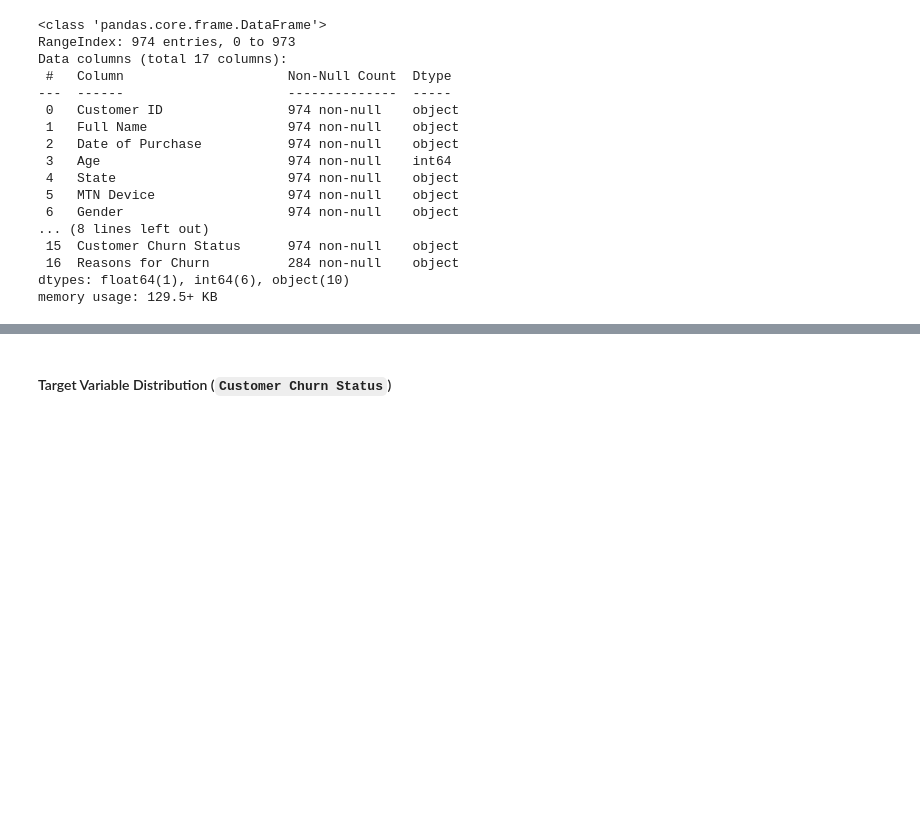
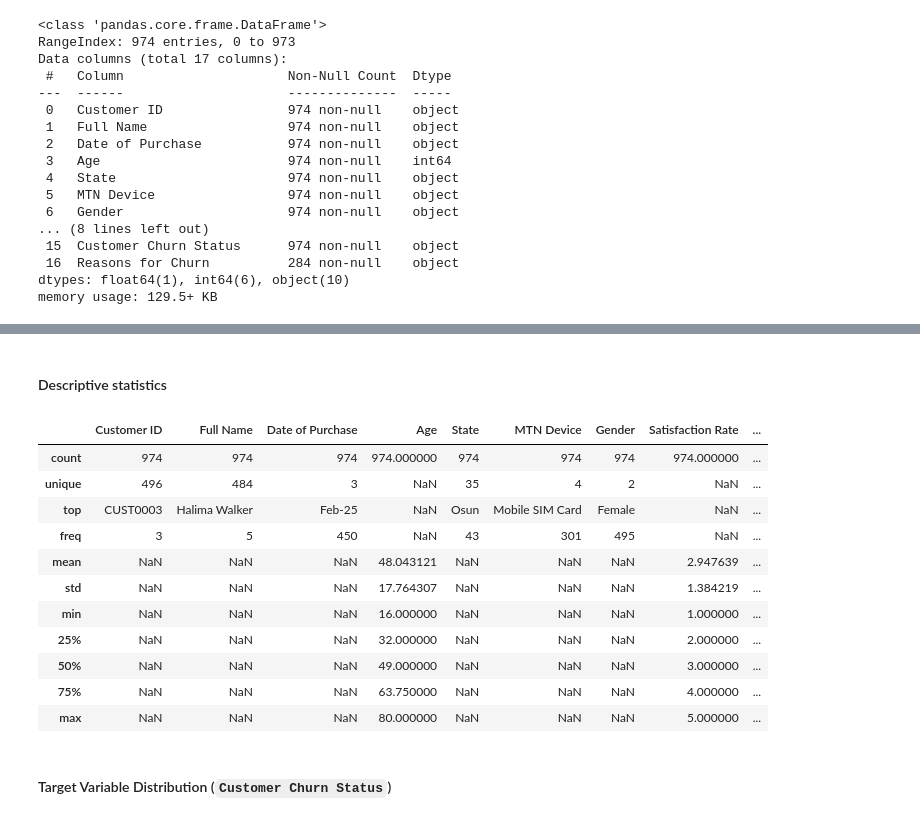
Before and after one commit to AISaturdaysLagos/C9-team-benokri, a Jupyter notebook: mtn_churn_prediction.ipynb, the cells around one changed output, grey strips where cells are left out. Saved outputs shown, nothing was run; the diff lists cells and outputs as text; code cells hidden in the pictures; blank space fills up the shorter version.

```diff
--- a/mtn_churn_prediction.ipynb
+++ b/mtn_churn_prediction.ipynb
@@ -67,3 +99,20 @@ memory usage: 129.5+ KB
+# %% [markdown]
+#### Descriptive statistics
+# %%
+churn_df.describe(include="all")
+# %% [output]
+|  | Customer ID | Full Name | Date of Purchase | Age | State | MTN Device | Gender | Satisfaction Rate | ... |
+| count | 974 | 974 | 974 | 974.000000 | 974 | 974 | 974 | 974.000000 | ... |
+| unique | 496 | 484 | 3 | NaN | 35 | 4 | 2 | NaN | ... |
+| top | CUST0003 | Halima Walker | Feb-25 | NaN | Osun | Mobile SIM Card | Female | NaN | ... |
+| freq | 3 | 5 | 450 | NaN | 43 | 301 | 495 | NaN | ... |
+| mean | NaN | NaN | NaN | 48.043121 | NaN | NaN | NaN | 2.947639 | ... |
+| std | NaN | NaN | NaN | 17.764307 | NaN | NaN | NaN | 1.384219 | ... |
+| min | NaN | NaN | NaN | 16.000000 | NaN | NaN | NaN | 1.000000 | ... |
+| 25% | NaN | NaN | NaN | 32.000000 | NaN | NaN | NaN | 2.000000 | ... |
+| 50% | NaN | NaN | NaN | 49.000000 | NaN | NaN | NaN | 3.000000 | ... |
+| 75% | NaN | NaN | NaN | 63.750000 | NaN | NaN | NaN | 4.000000 | ... |
+| max | NaN | NaN | NaN | 80.000000 | NaN | NaN | NaN | 5.000000 | ... |
 # %% [markdown]
 #### Target Variable Distribution (**`Customer Churn Status`**)
 # %% [markdown]
```
Also changed, not shown: parts of 4 cells of this notebook.
